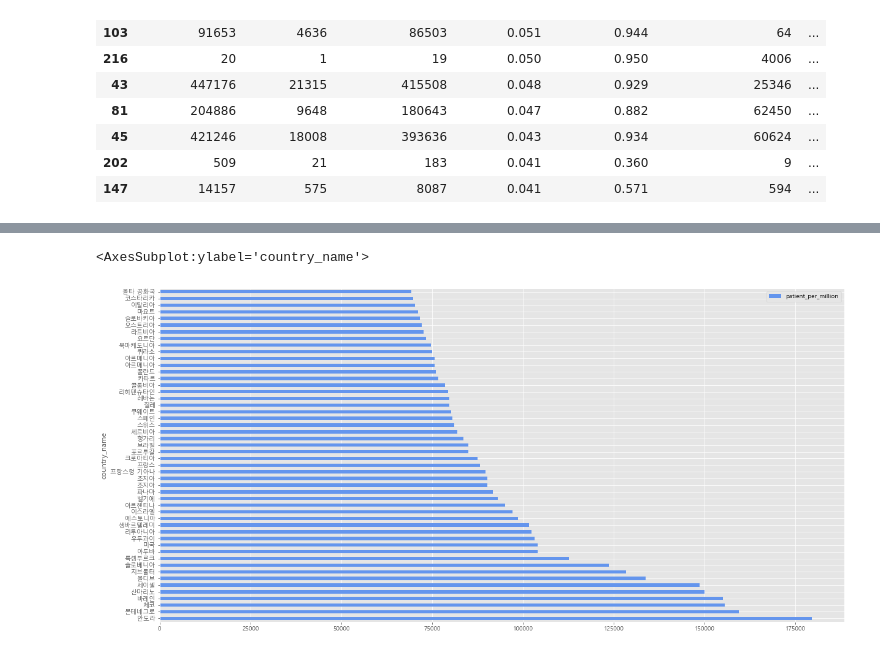
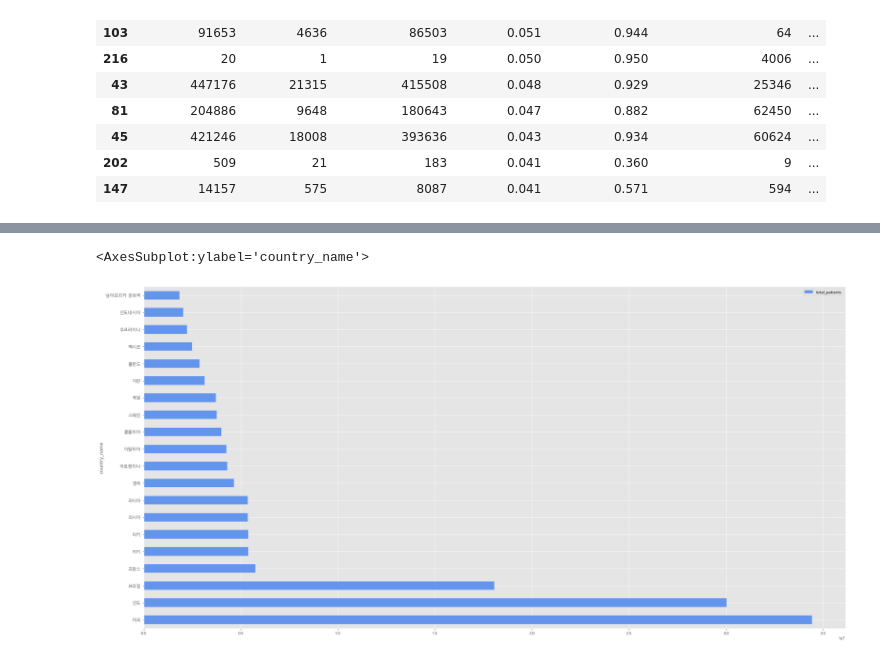
Before and after one commit to hyunjun33/LikeLion_Web, a Jupyter notebook: covid_website_analysis/covid_website_data_exploratory_analysis.ipynb, the cells around one changed output, grey strips where cells are left out. Cells and saved outputs as stored; diff of their text form; code cells hidden in the pictures.

```diff
--- a/covid_website_analysis/covid_website_data_exploratory_analysis.ipynb
+++ b/covid_website_analysis/covid_website_data_exploratory_analysis.ipynb
@@ -145,18 +175,19 @@ final_df.sort_values(by="critical_rate", ascending=False)[:15]
 # %%
 # 국가별 순위 정보를 시각화하기
 
-country_with_rank = final_df[["country_name", "patient_per_million"]]
-country_with_rank = country_with_rank.sort_values(by=["patient_per_million"], ascending=False)[:50]
+country_with_rank = final_df[["country_name", "total_patients"]]
+country_with_rank = country_with_rank.sort_values(by=["total_patients"], ascending=False)[:20]
 country_with_rank = country_with_rank.set_index("country_name")
 # %%
 from matplotlib import font_manager, rc
 
 font_path = "C:/Windows/Fonts/MALGUN.TTF"
 font_name = font_manager.FontProperties(fname=font_path).get_name()
 rc('font', family=font_name)
+rc('xtick', labelsize=10)
 
 plt.style.use('ggplot')
-country_with_rank.plot(kind='barh', color='cornflowerblue', width=0.5, figsize=(20, 10))
+country_with_rank.plot(kind='barh', color='cornflowerblue', width=0.5, figsize=(30, 15))
 # %% [output]
 <AxesSubplot:ylabel='country_name'>
-[figure, old version]
+[figure, new version]
```
Also changed, not shown: parts of 20 cells of this notebook.
